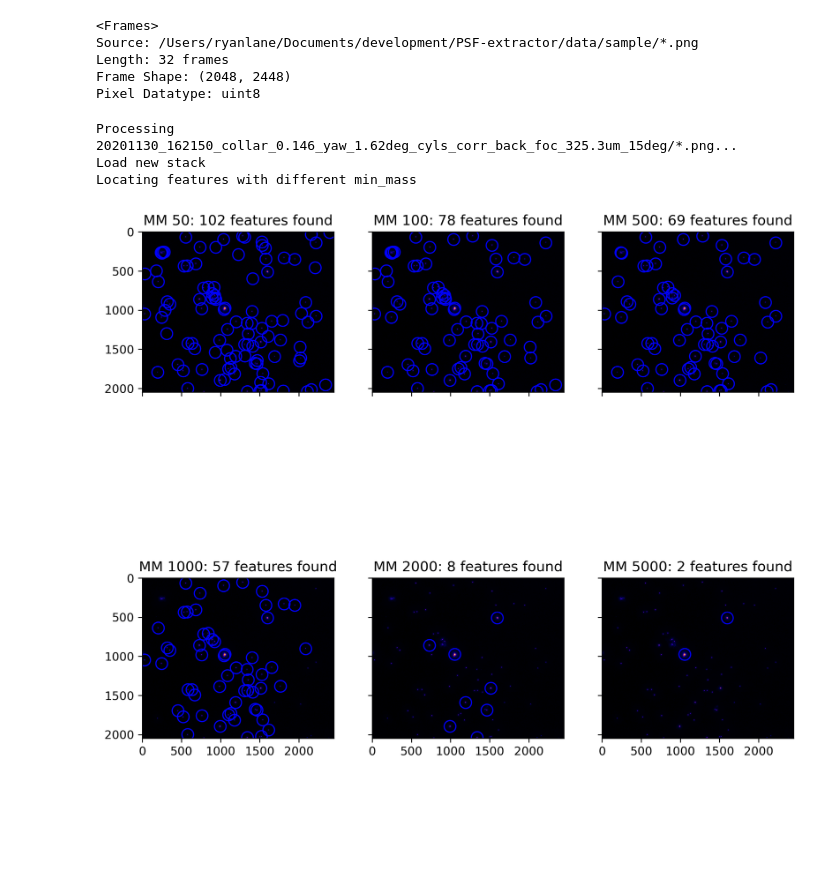
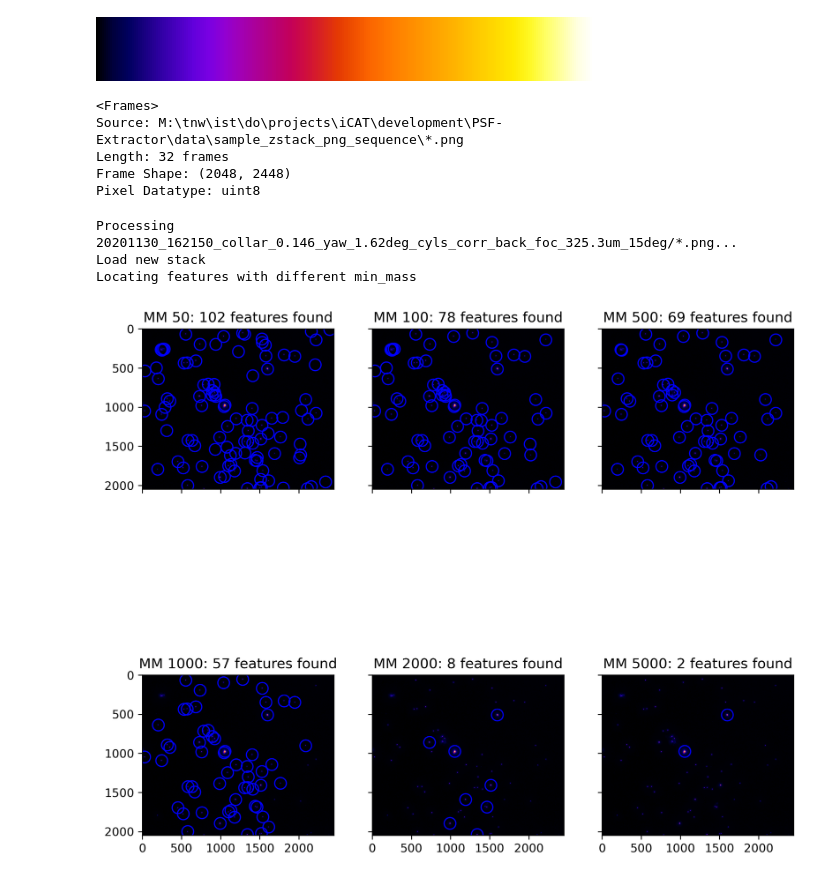
Before and after one commit to hoogenboom-group/PSF-Extractor, a Jupyter notebook: notebooks/PSF_extractor_BolWeeLane_v0.ipynb, the cells around one changed output. Saved outputs shown, nothing was run; the diff lists cells and outputs as text; code cells hidden in the pictures; blank space fills up the shorter version.

```diff
--- a/notebooks/PSF_extractor_BolWeeLane_v0.ipynb
+++ b/notebooks/PSF_extractor_BolWeeLane_v0.ipynb
@@ -325,0 +38,6 @@ np.exp()
+# %%
+from psf_extractor.util import get_Daans_special_cmap
+
+get_Daans_special_cmap()
+# %% [output]
+[figure, added]
@@ -438,9 +183,9 @@ def check_blacklist(features, widths, dims):
 # %%
-glob = './data/sample/*.png'
+glob = '../data/sample_zstack_png_sequence/*.png'
 pims.open(glob)
 # %% [output]
 <Frames>
-Source: /Users/ryanlane/Documents/development/PSF-extractor/data/sample/*.png
+Source: M:\tnw\ist\do\projects\iCAT\development\PSF-Extractor\data\sample_zstack_png_sequence\*.png
 Length: 32 frames
 Frame Shape: (2048, 2448)
 Pixel Datatype: uint8
```
Also changed, not shown: parts of 11 cells of this notebook.
